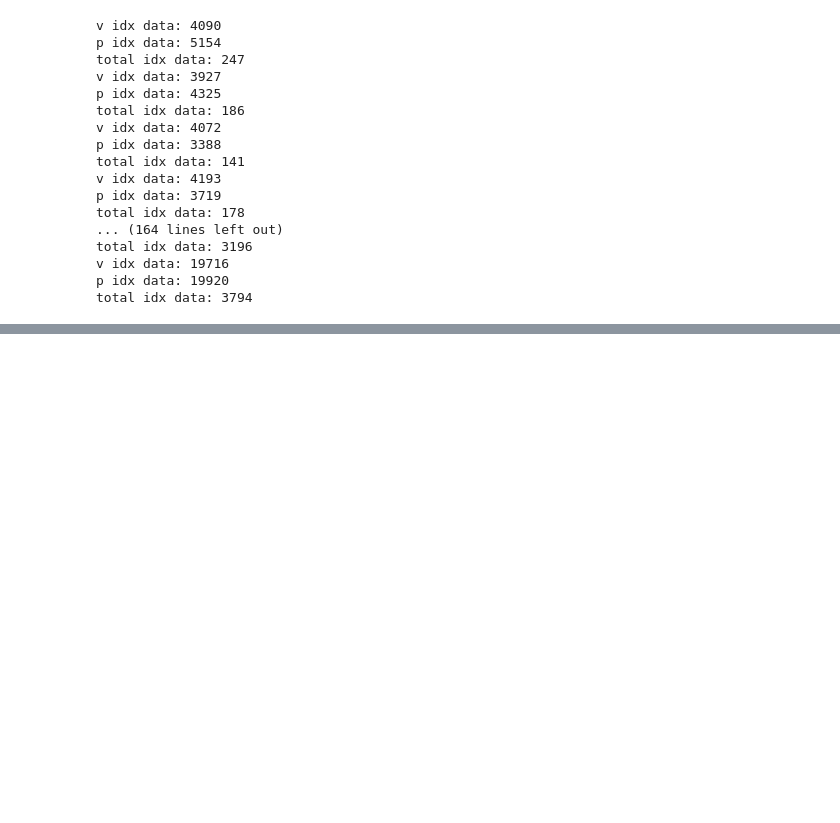
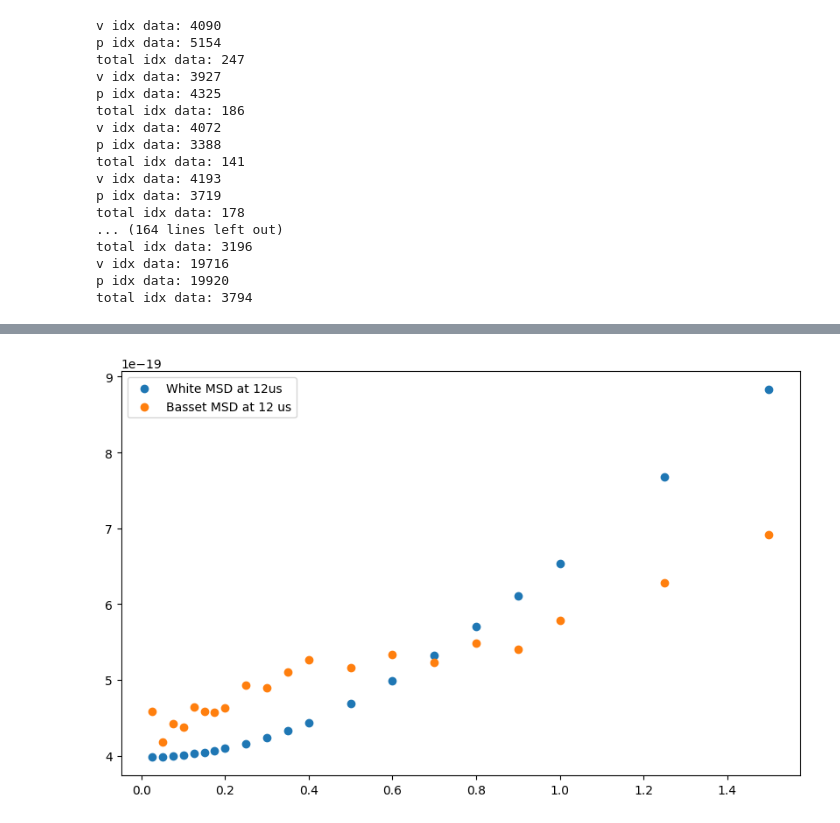
Before and after one commit to mcthumann/Brownian_Data_Analysis, a Jupyter notebook: scripts/Analytical_Simulation_Data_Trio.ipynb, the cells around one changed output, grey strips where cells are left out. Saved outputs shown, nothing was run; the diff lists cells and outputs as text; code cells hidden in the pictures; blank space fills up the shorter version.

```diff
--- a/scripts/Analytical_Simulation_Data_Trio.ipynb
+++ b/scripts/Analytical_Simulation_Data_Trio.ipynb
@@ -466,0 +499,25 @@ plt.show()
+# %%
+# Find the msd val for every tolerance (both analytical and sim) at 12 microseconds and plot against tolerances
+
+twelve_us_msd_white = []
+twelve_us_msd_basset = []
+
+for i in range(len(tols)):
+    x1 = times_analytic
+    x2 = init_lag_times_sim[1:]
+    y1 = analytic_tol_msds[i]
+    y2 = sim_tol_msds[i][1:]
+
+    f_1 = interp1d(x1, y1, kind='linear',bounds_error=False, fill_value=np.nan)
+    f_2 = interp1d(x2, y2, kind='linear',bounds_error=False, fill_value=np.nan)
+
+    twelve_us_msd_white.append(f_1(1.2e-5))
+    twelve_us_msd_basset.append(f_2(1.2e-5))
+
+plt.figure(figsize=(10, 6))
+plt.scatter(tols, twelve_us_msd_white, label='White MSD at 12us')
+plt.scatter(tols, twelve_us_msd_basset, label='Basset MSD at 12 us')
+plt.legend()
+plt.show()
+# %% [output]
+[figure, added]
```
Also changed, not shown: parts of 7 cells of this notebook.
